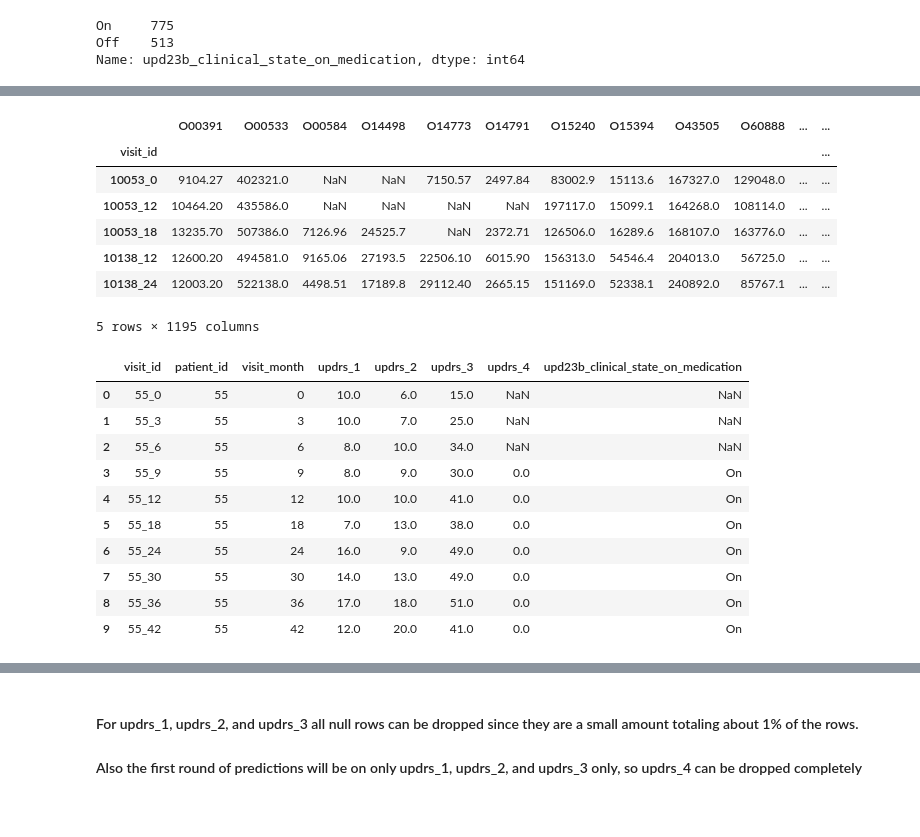
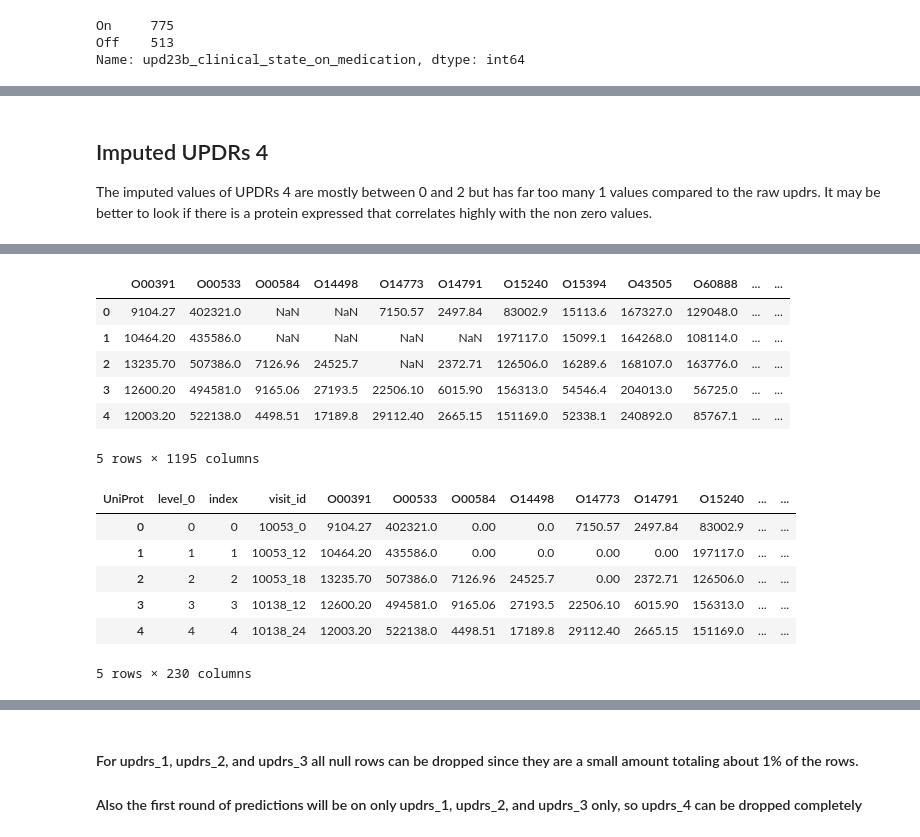
Before and after one commit to dagartga/Boosted-Models-for-Parkinsons-Prediction, a Jupyter notebook: parkinsons_1/notebooks/EDA_RandomForest.ipynb, the cells around one changed output, grey strips where cells are left out. Cells and saved outputs as stored; diff of their text form; code cells hidden in the pictures; blank space fills up the shorter version.

```diff
--- a/parkinsons_1/notebooks/EDA_RandomForest.ipynb
+++ b/parkinsons_1/notebooks/EDA_RandomForest.ipynb
@@ -3,9 +7,11 @@ import pandas as pd
 import numpy as np
 import matplotlib.pyplot as plt
 import seaborn as sns
-from sklearn.ensemble import RandomForestRegressor
+from sklearn.ensemble import RandomForestRegressor, RandomForestClassifier
 from sklearn.model_selection import StratifiedKFold
 from sklearn.metrics import mean_squared_error, r2_score
+
+pd.set_option('display.max_rows', None)
 # %%
 train_clin_df = pd.read_csv('../data/raw/train_clinical_data.csv')
 train_prot_df = pd.read_csv('../data/raw/train_proteins.csv')
@@ -127,3 +210,7 @@ train_prot_df.head()
+# %% [markdown]
+## Imputed UPDRs 4
+
+The imputed values of UPDRs 4 are mostly between 0 and 2 but has far too many 1 values compared to the raw updrs. It may be better to look if there is a protein expressed that correlates highly with the non zero values.
 # %%
 # create a column with the UniProt and Peptide name combined
 train_pep_df['peptide_uniprot'] = train_pep_df['Peptide'] + '_'+ train_pep_df['UniProt']
@@ -142,30 +229,28 @@ train_pep_pivot = train_pep_df.pivot(index='visit_id', values='PeptideAbundance'
 # %%
 # combine the two tables on the visit_id
 full_prot_train_df = train_prot_pivot.join(train_pep_pivot)
+full_prot_train_df = full_prot_train_df.reset_index(drop=True)
 full_prot_train_df.head()
 # %% [output]
 |  | O00391 | O00533 | O00584 | O14498 | O14773 | O14791 | O15240 | O15394 | O43505 | O60888 | ... | ... |
-| visit_id |  |  |  |  |  |  |  |  |  |  |  | ... |
-| 10053_0 | 9104.27 | 402321.0 | NaN | NaN | 7150.57 | 2497.84 | 83002.9 | 15113.6 | 167327.0 | 129048.0 | ... | ... |
-| 10053_12 | 10464.20 | 435586.0 | NaN | NaN | NaN | NaN | 197117.0 | 15099.1 | 164268.0 | 108114.0 | ... | ... |
-| 10053_18 | 13235.70 | 507386.0 | 7126.96 | 24525.7 | NaN | 2372.71 | 126506.0 | 16289.6 | 168107.0 | 163776.0 | ... | ... |
-| 10138_12 | 12600.20 | 494581.0 | 9165.06 | 27193.5 | 22506.10 | 6015.90 | 156313.0 | 54546.4 | 204013.0 | 56725.0 | ... | ... |
-| 10138_24 | 12003.20 | 522138.0 | 4498.51 | 17189.8 | 29112.40 | 2665.15 | 151169.0 | 52338.1 | 240892.0 | 85767.1 | ... | ... |
+| 0 | 9104.27 | 402321.0 | NaN | NaN | 7150.57 | 2497.84 | 83002.9 | 15113.6 | 167327.0 | 129048.0 | ... | ... |
+| 1 | 10464.20 | 435586.0 | NaN | NaN | NaN | NaN | 197117.0 | 15099.1 | 164268.0 | 108114.0 | ... | ... |
+| 2 | 13235.70 | 507386.0 | 7126.96 | 24525.7 | NaN | 2372.71 | 126506.0 | 16289.6 | 168107.0 | 163776.0 | ... | ... |
+| 3 | 12600.20 | 494581.0 | 9165.06 | 27193.5 | 22506.10 | 6015.90 | 156313.0 | 54546.4 | 204013.0 | 56725.0 | ... | ... |
+| 4 | 12003.20 | 522138.0 | 4498.51 | 17189.8 | 29112.40 | 2665.15 | 151169.0 | 52338.1 | 240892.0 | 85767.1 | ... | ... |
 5 rows × 1195 columns
 # %%
 # fill nan with 0 for this first round
 full_prot_train_df = full_prot_train_df.fillna(0)
-# %%
-train_clin_df.head(10)
-# %% [output]
-|  | visit_id | patient_id | visit_month | updrs_1 | updrs_2 | updrs_3 | updrs_4 | upd23b_clinical_state_on_medication |
-| 0 | 55_0 | 55 | 0 | 10.0 | 6.0 | 15.0 | NaN | NaN |
-| 1 | 55_3 | 55 | 3 | 10.0 | 7.0 | 25.0 | NaN | NaN |
-| 2 | 55_6 | 55 | 6 | 8.0 | 10.0 | 34.0 | NaN | NaN |
-| 3 | 55_9 | 55 | 9 | 8.0 | 9.0 | 30.0 | 0.0 | On |
-| 4 | 55_12 | 55 | 12 | 10.0 | 10.0 | 41.0 | 0.0 | On |
-| 5 | 55_18 | 55 | 18 | 7.0 | 13.0 | 38.0 | 0.0 | On |
-| 6 | 55_24 | 55 | 24 | 16.0 | 9.0 | 49.0 | 0.0 | On |
-| 7 | 55_30 | 55 | 30 | 14.0 | 13.0 | 49.0 | 0.0 | On |
-| 8 | 55_36 | 55 | 36 | 17.0 | 18.0 | 51.0 | 0.0 | On |
-| 9 | 55_42 | 55 | 42 | 12.0 | 20.0 | 41.0 | 0.0 | On |
+# %%
+train_prot_pivot = train_prot_pivot.reset_index()
+
+train_prot_pivot.head()
+# %% [output]
+| UniProt | level_0 | index | visit_id | O00391 | O00533 | O00584 | O14498 | O14773 | O14791 | O15240 | ... | ... |
+| 0 | 0 | 0 | 10053_0 | 9104.27 | 402321.0 | 0.00 | 0.0 | 7150.57 | 2497.84 | 83002.9 | ... | ... |
+| 1 | 1 | 1 | 10053_12 | 10464.20 | 435586.0 | 0.00 | 0.0 | 0.00 | 0.00 | 197117.0 | ... | ... |
+| 2 | 2 | 2 | 10053_18 | 13235.70 | 507386.0 | 7126.96 | 24525.7 | 0.00 | 2372.71 | 126506.0 | ... | ... |
+| 3 | 3 | 3 | 10138_12 | 12600.20 | 494581.0 | 9165.06 | 27193.5 | 22506.10 | 6015.90 | 156313.0 | ... | ... |
+| 4 | 4 | 4 | 10138_24 | 12003.20 | 522138.0 | 4498.51 | 17189.8 | 29112.40 | 2665.15 | 151169.0 | ... | ... |
+5 rows × 230 columns
```
Also changed, not shown: parts of 37 cells of this notebook, 3 other files.
